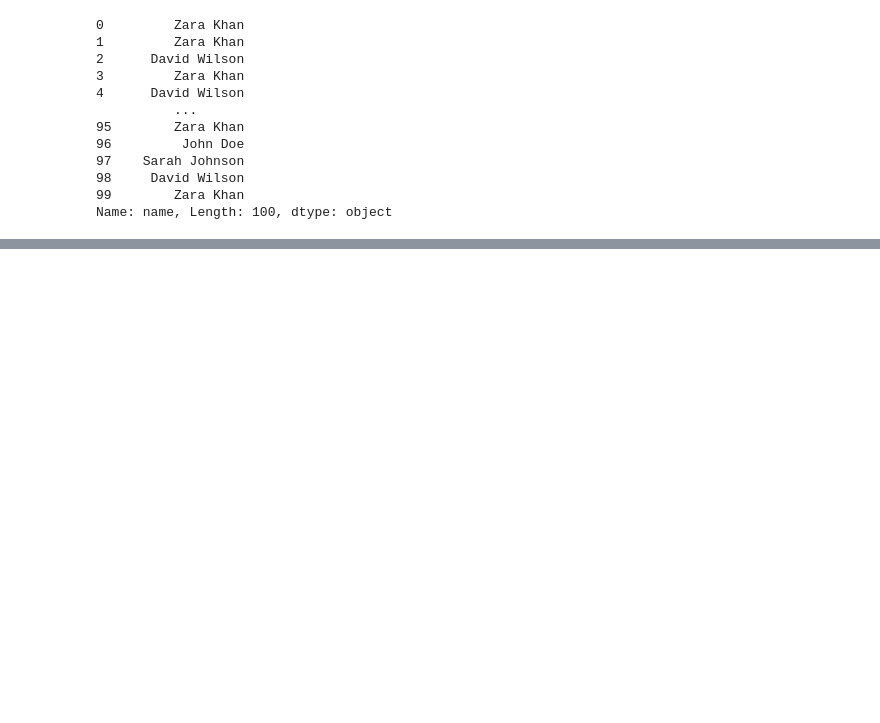
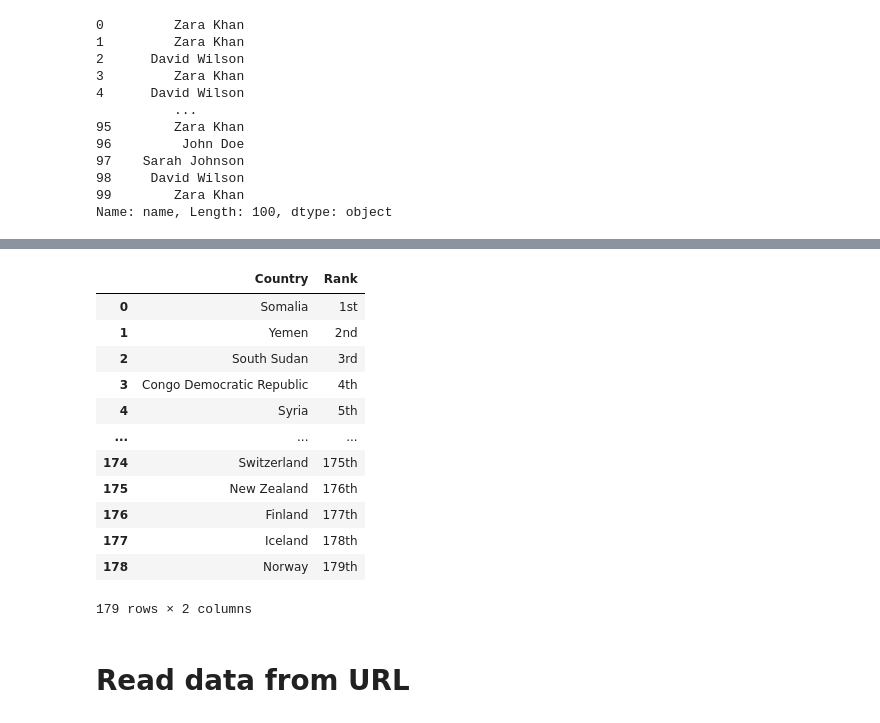
Before and after one commit to MANI-WEBDEVE/Learn_AI, a Jupyter notebook: pandas/basic_pandas/main.ipynb, the cells around one changed output, grey strips where cells are left out. Saved outputs shown, nothing was run; the diff lists cells and outputs as text; code cells hidden in the pictures; blank space fills up the shorter version.

```diff
--- a/pandas/basic_pandas/main.ipynb
+++ b/pandas/basic_pandas/main.ipynb
@@ -83,0 +172,20 @@ Name: name, Length: 100, dtype: object
+# %%
+dx[
+["Country", 'Rank']
+]
+# %% [output]
+|  | Country | Rank |
+| 0 | Somalia | 1st |
+| 1 | Yemen | 2nd |
+| 2 | South Sudan | 3rd |
+| 3 | Congo Democratic Republic | 4th |
+| 4 | Syria | 5th |
+| ... | ... | ... |
+| 174 | Switzerland | 175th |
+| 175 | New Zealand | 176th |
+| 176 | Finland | 177th |
+| 177 | Iceland | 178th |
+| 178 | Norway | 179th |
+179 rows × 2 columns
+# %% [markdown]
+# Read data from URL
```
Also changed, not shown: parts of 23 cells of this notebook, 6 other files.
